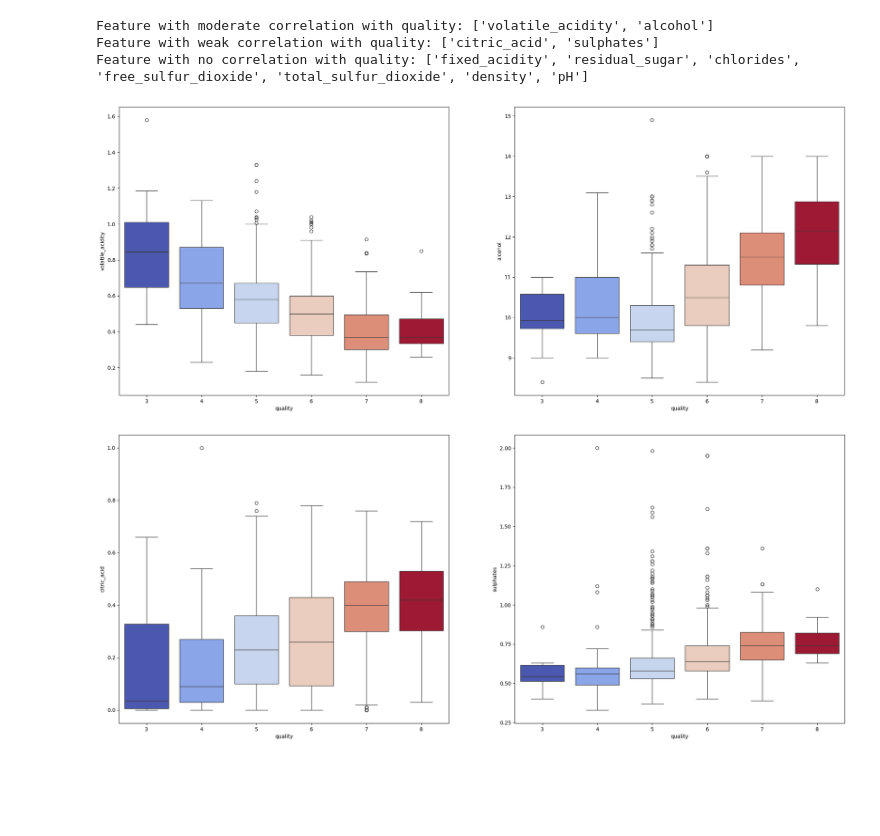
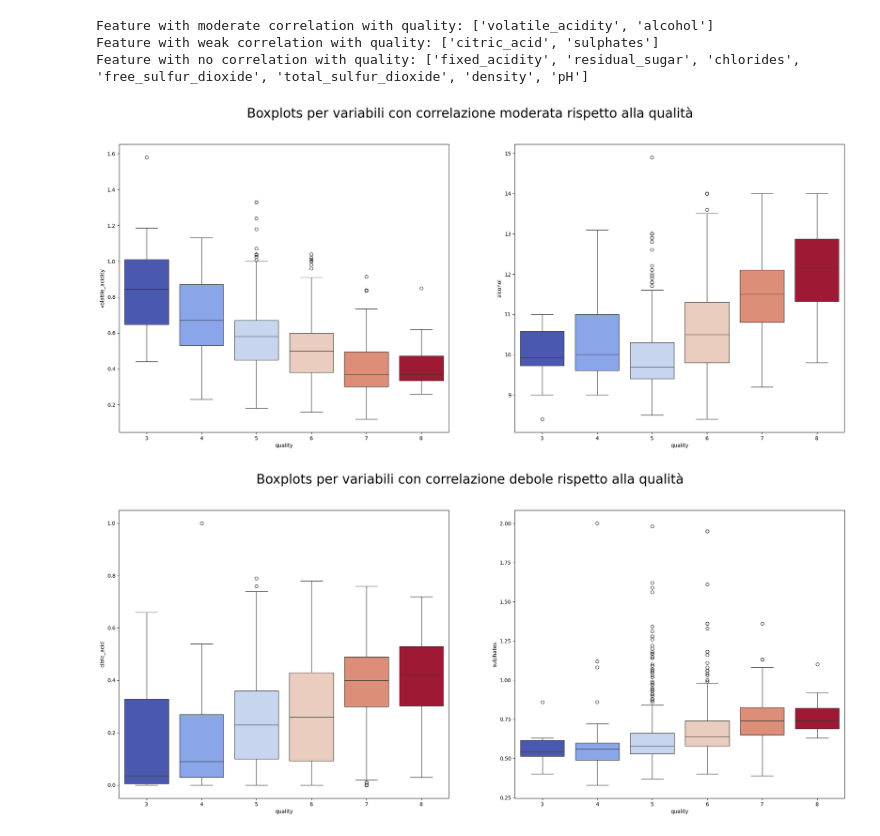
Before and after one commit to gonarec/WineDetector_Python_Project, a Jupyter notebook: Project.ipynb, the cells around one changed output. Saved outputs shown, nothing was run; the diff lists cells and outputs as text; code cells hidden in the pictures; blank space fills up the shorter version.

Commit message:
boxplot

```diff
--- a/Project.ipynb
+++ b/Project.ipynb
@@ -84,20 +84,21 @@ Feature with moderate correlation with quality: ['volatile_acidity', 'alcohol']
 Feature with weak correlation with quality: ['citric_acid', 'sulphates']
 Feature with no correlation with quality: ['fixed_acidity', 'residual_sugar', 'chlorides', 'free_sulfur_dioxide', 'total_sulfur_dioxide', 'density', 'pH']
 # %%
-
 fig, ax = plt.subplots(1,2,figsize =(25,10))
 for i in range(len(moderate_corr)):
     sns.boxplot(x='quality', y=moderate_corr[i], hue='quality', data = wine_dataframe, ax=ax[i], palette = 'coolwarm', legend=False)
+fig.suptitle('Boxplots per variabili con correlazione moderata rispetto alla qualità', fontsize=25)
 plt.show()
 # %% [output]
-[figure, old version]
+[figure, new version]
 # %%
 fig, ax = plt.subplots(1,2,figsize =(25,10))
 for i in range(len(weak_corr)):
     sns.boxplot(x='quality', y=weak_corr[i], hue='quality', data = wine_dataframe, ax=ax[i], palette = 'coolwarm', legend=False)
+fig.suptitle('Boxplots per variabili con correlazione debole rispetto alla qualità', fontsize=25)
 plt.show()
 # %% [output]
-[figure, old version]
+[figure, new version]
 # %%
 fig, ax = plt.subplots(2,4,figsize=(20,15))
 a=0
```
Also changed, not shown: parts of 1 cell of this notebook.
